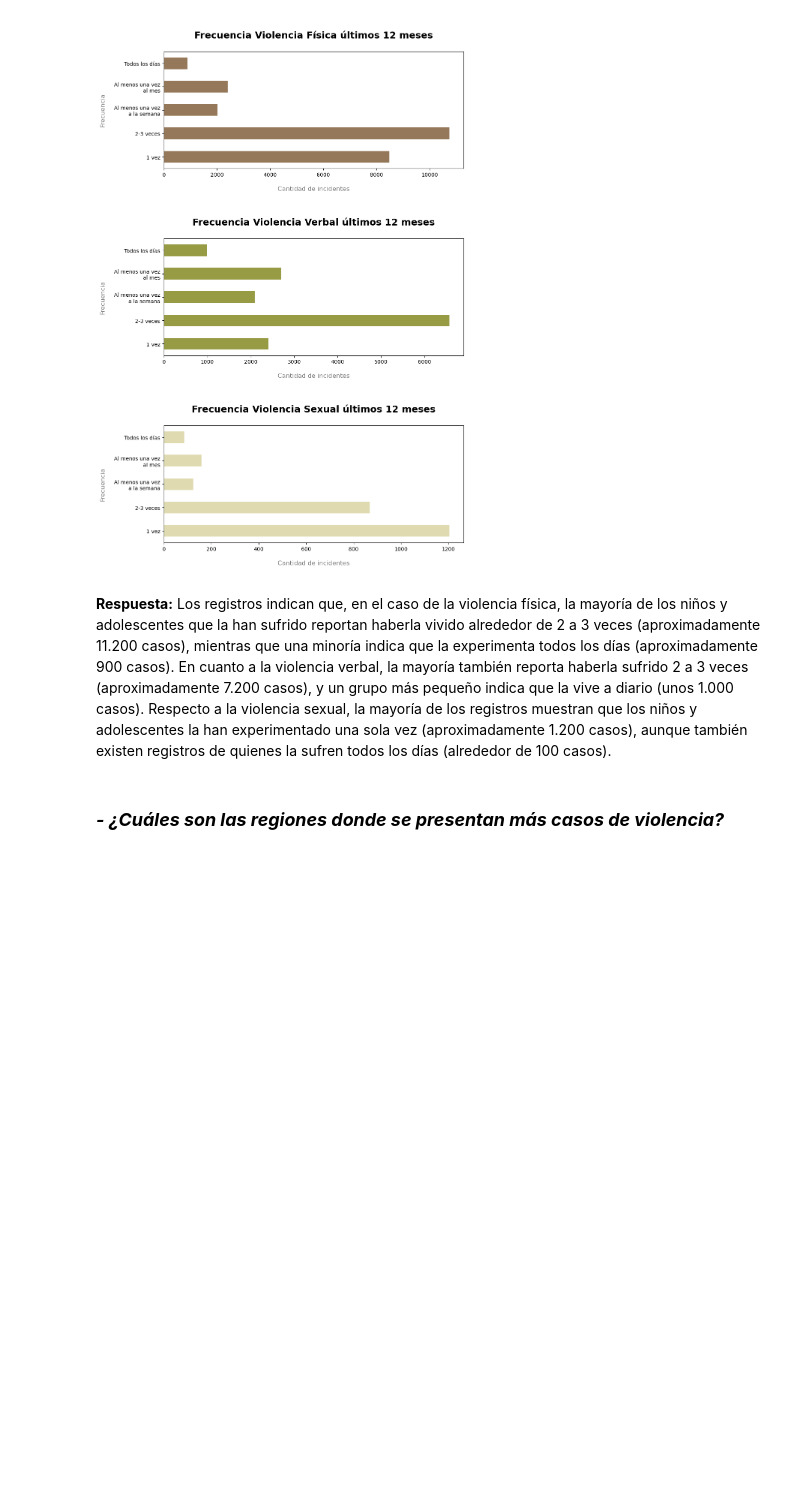
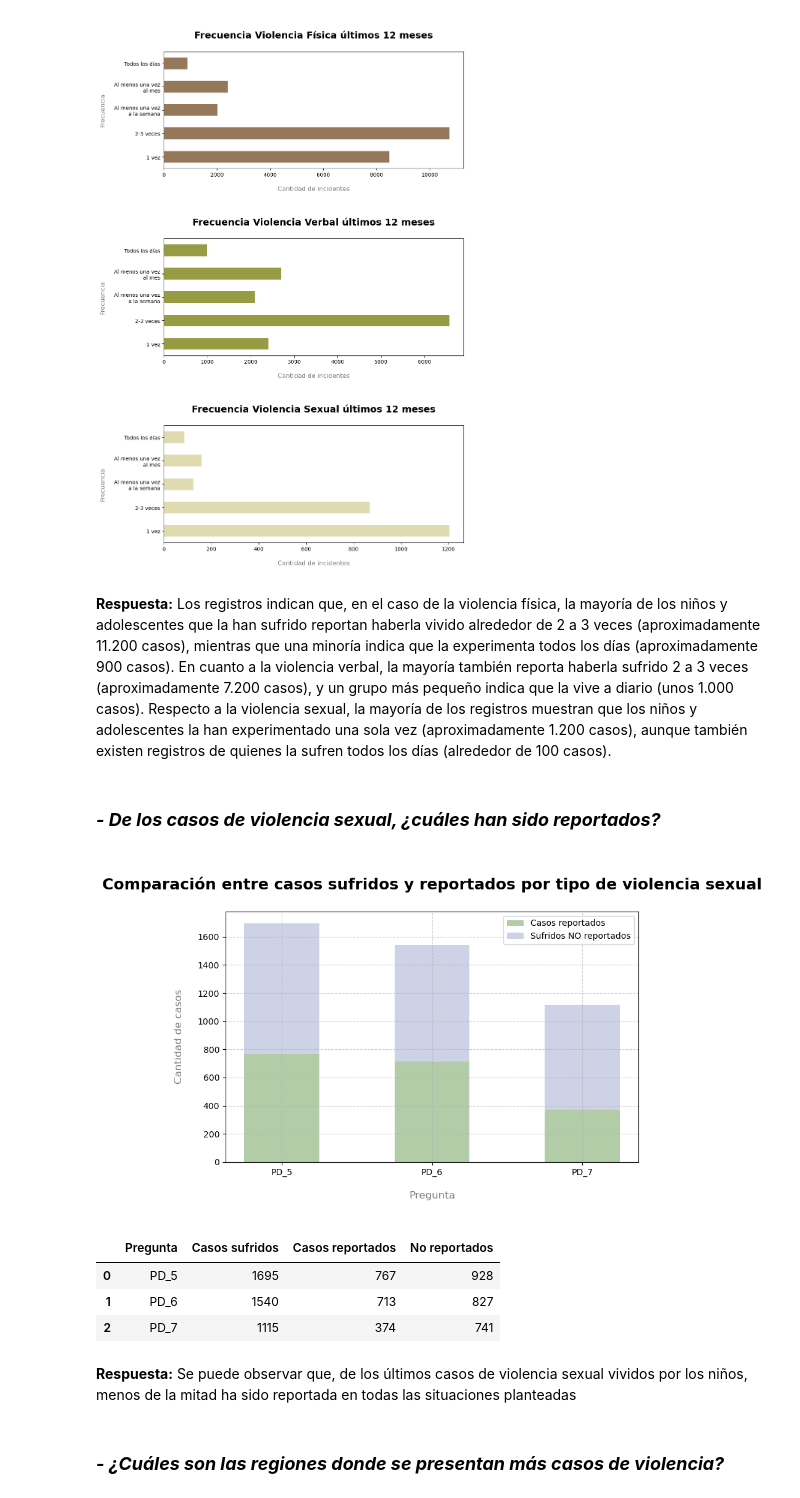
Before and after one commit to ConstanzaHernandezTorres/IMT2200-Proyecto-grupal, a Jupyter notebook: Repo1.ipynb, the cells around one changed output. Saved outputs shown, nothing was run; the diff lists cells and outputs as text; code cells hidden in the pictures; blank space fills up the shorter version.

Commit message:
Entrega Final

```diff
--- a/Repo1.ipynb
+++ b/Repo1.ipynb
@@ -945,6 +1041,56 @@ plt.show()
 [figure]
 # %% [markdown]
 **Respuesta:** Los registros indican que, en el caso de la violencia física, la mayoría de los niños y adolescentes que la han sufrido reportan haberla vivido alrededor de 2 a 3 veces (aproximadamente 11.200 casos), mientras que una minoría indica que la experimenta todos los días (aproximadamente 900 casos). En cuanto a la violencia verbal, la mayoría también reporta haberla sufrido 2 a 3 veces (aproximadamente 7.200 casos), y un grupo más pequeño indica que la vive a diario (unos 1.000 casos). Respecto a la violencia sexual, la mayoría de los registros muestran que los niños y adolescentes la han experimentado una sola vez (aproximadamente 1.200 casos), aunque también existen registros de quienes la sufren todos los días (alrededor de 100 casos).
+# %% [markdown]
+### ***- De los casos de violencia sexual, ¿cuáles han sido reportados?***
+# %%
+filtro_casos = {"PD_5": "PD_5_4", "PD_6": "PD_6_5", "PD_7": "PD_7_6"}
+
+# Creamos un diccionario para registrar las cuentas de los casos
+resultados = {}
+
+for pregunta, subpregunta in filtro_casos.items():
+    casos_sufridos = sexual[sexual[pregunta] == 1] # Filtramos por la primera pregunta
+    n_sufridos = len(casos_sufridos)
+
+    # De quienes respondieron "sí" en la primera pregunta, se filtran los que también respondieron "sí" en la segunda
+    n_reportados = len(casos_sufridos[casos_sufridos[subpregunta] == 1])
+
+    resultados[pregunta] = {
+        "Casos sufridos": n_sufridos,
+        "Casos reportados": n_reportados
+    }
+
+resultados = pd.DataFrame(resultados).T.reset_index()
+resultados.rename(columns={"index": "Pregunta"}, inplace=True)
+
+resultados["No reportados"] = resultados["Casos sufridos"] - resultados["Casos reportados"]
+x = range(len(resultados))
+
+# Graficamos
+plt.figure(figsize=(8, 6))
+
+plt.bar(x, resultados["Casos reportados"], width=0.5, color='#b2cca8', label="Casos reportados")
+plt.bar(x, resultados["No reportados"], bottom=resultados["Casos reportados"], width=0.5, color='#cdd2e6', label="Sufridos NO reportados")
+
+plt.title("\nComparación entre casos sufridos y reportados por tipo de violencia sexual\n", fontsize=18, fontweight='bold')
+plt.xlabel("\nPregunta\n", fontsize=12, color='grey')
+plt.ylabel("\nCantidad de casos\n", fontsize=12, color='grey')
+plt.xticks(ticks=x, labels=resultados["Pregunta"])
+plt.grid(True, linestyle="--", alpha=0.6)
+plt.legend()
+plt.tight_layout()
+plt.show()
+
+resultados
+# %% [output]
+[figure, added]
+|  | Pregunta | Casos sufridos | Casos reportados | No reportados |
+| 0 | PD_5 | 1695 | 767 | 928 |
+| 1 | PD_6 | 1540 | 713 | 827 |
+| 2 | PD_7 | 1115 | 374 | 741 |
+# %% [markdown]
+**Respuesta:** Se puede observar que, de los últimos casos de violencia sexual vividos por los niños, menos de la mitad ha sido reportada en todas las situaciones planteadas
 # %% [markdown]
 ### ***- ¿Cuáles son las regiones donde se presentan más casos de violencia?***
 # %%
```
Also changed, not shown: parts of 13 cells of this notebook, 10 other files.
